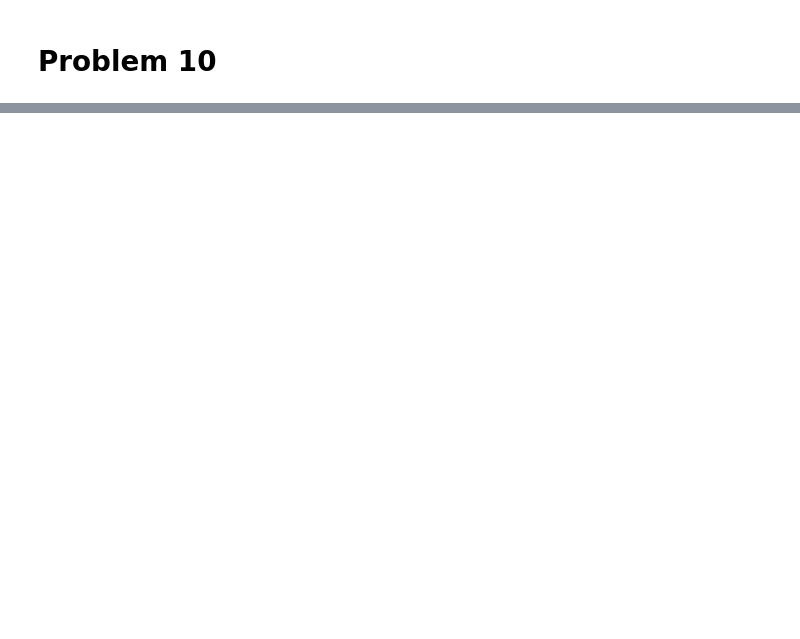
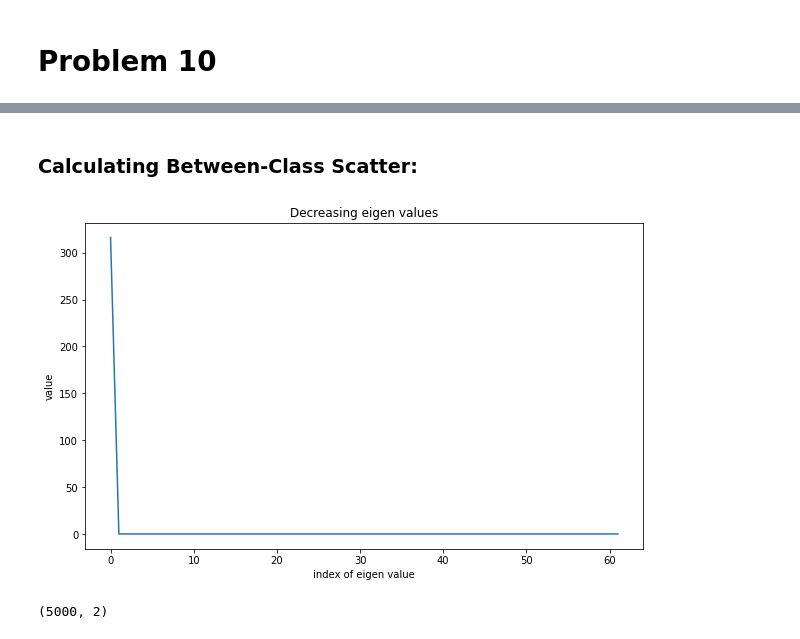
Before and after one commit to codamin/Machine-Learning-Course-Assignments, a Jupyter notebook: hw4/codes.ipynb, the cells around one changed output, grey strips where cells are left out. Cells and saved outputs as stored; diff of their text form; code cells hidden in the pictures; blank space fills up the shorter version.

```diff
--- a/hw4/codes.ipynb
+++ b/hw4/codes.ipynb
@@ -106,0 +111,2 @@ for i in range(len(class_names)):
+# %% [markdown]
+### Calculating Between-Class Scatter:
@@ -106,0 +124,21 @@ for i in range(len(class_names)):
+# %%
+def inv(M):
+    return np.linalg.inv(M)
+
+def eig(M):
+    return np.linalg.eig(M)
+# %%
+eig_vals, eig_vecs = eig(inv(s_w).dot(s_b))
+# %%
+eigval_eigvec = np.array(list(zip(np.abs(eig_vals), eig_vecs)))
+# %%
+decreasing_sorted = np.array(sorted(eigval_eigvec, key=lambda k : k[0], reverse=True))
+# %%
+vals = decreasing_sorted[:,0]
+fig,_ = plt.subplots(figsize=(10,6))
+plt.plot(vals)
+plt.title('Decreasing eigen values')
+plt.xlabel('index of eigen value')
+plt.ylabel('value');
+# %% [output]
+[figure, added]
@@ -106,0 +151,5 @@ for i in range(len(class_names)):
+# %%
+X_lda = X_train.dot(W)
+X_lda.shape
+# %% [output]
+(5000, 2)
```
Also changed, not shown: parts of 16 cells of this notebook.
